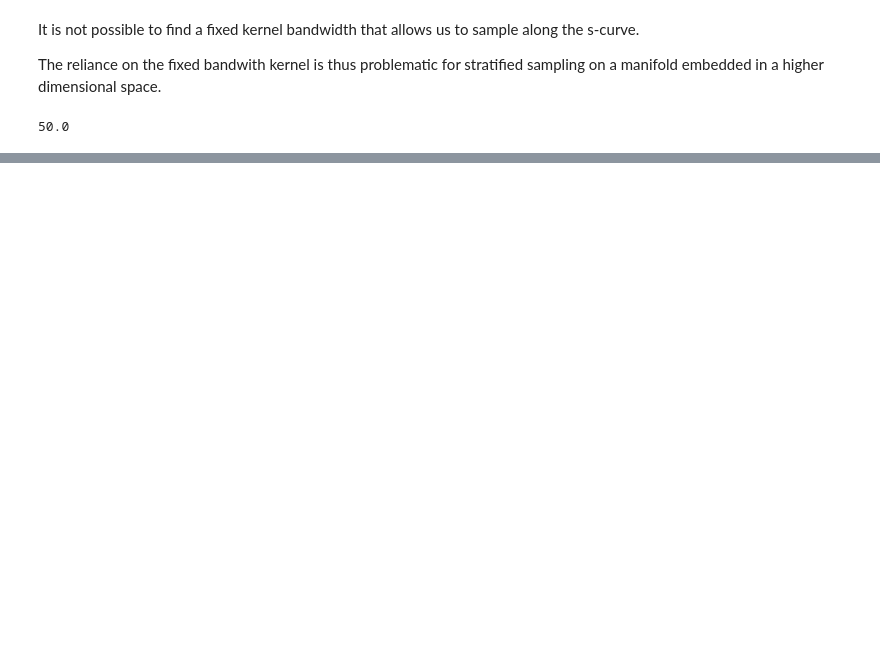
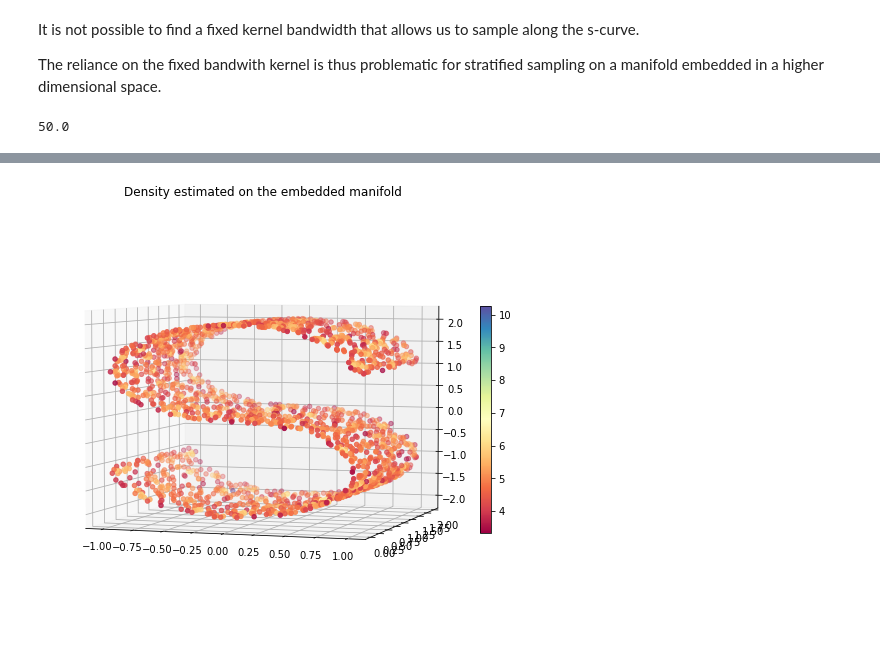
Before and after one commit to TobiasRp/vc_sample, a Jupyter notebook: notebooks/sampling_higherdim.ipynb, the cells around one changed output, grey strips where cells are left out. Cells and saved outputs as stored; diff of their text form; code cells hidden in the pictures; blank space fills up the shorter version.

```diff
--- a/notebooks/sampling_higherdim.ipynb
+++ b/notebooks/sampling_higherdim.ipynb
@@ -53,0 +64,15 @@ ax.view_init(4, -72)
+# %%
+from vc_sample.density_estimation import UMAPDensityEstimator
+
+ude = UMAPDensityEstimator(s_curve, n_neighbors=10)
+rho = ude.estimate()
+# %%
+fig = plt.figure(figsize=(12, 8))
+ax = fig.add_subplot(projection='3d')
+ax.set_title('Density estimated on the embedded manifold')
+v = ax.scatter(s_curve[:, 0], s_curve[:, 1], s_curve[:, 2], c=rho,
+               cmap=plt.cm.Spectral)
+ax.view_init(4, -72)
+fig.colorbar(v, ax=ax, fraction=0.017, pad=0.0);
+# %% [output]
+[figure, added]
```
Also changed, not shown: parts of 15 cells of this notebook, 4 other files.
